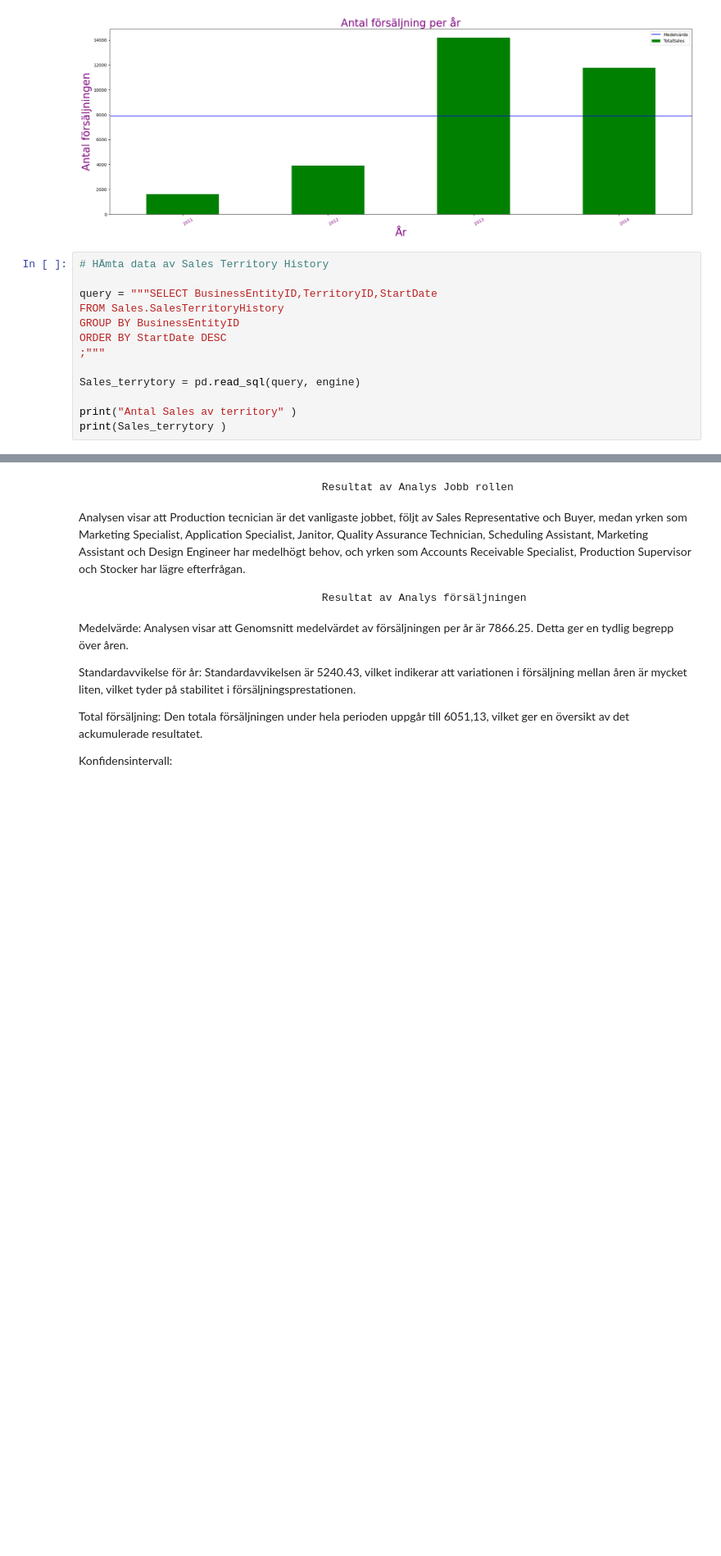
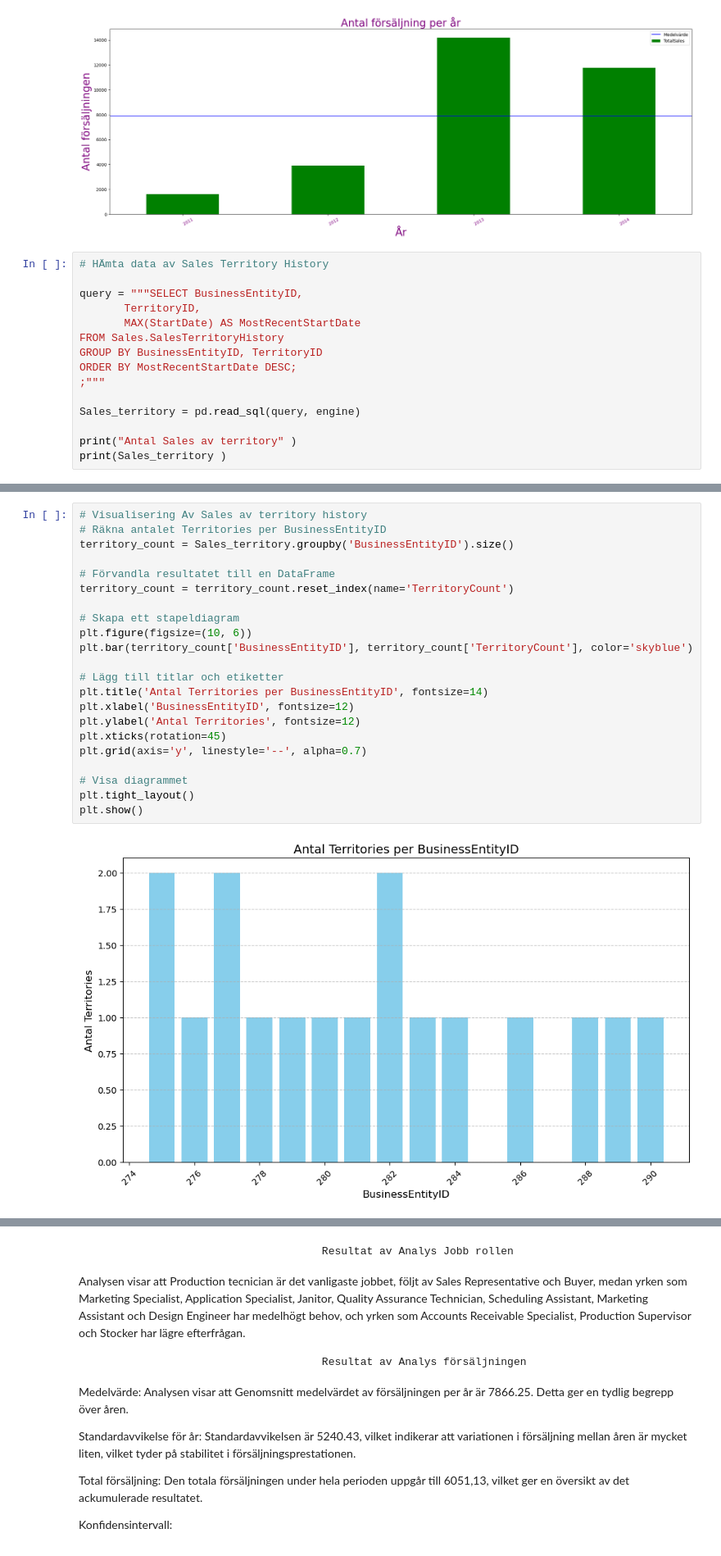
Before and after one commit to mdrana123/SQLAlchemy_Pandas, a Jupyter notebook: SQL_Database.ipynb, the cells around one changed output, grey strips where cells are left out. Shown: that part at 82% size. Drawn from its saved outputs; the diff is of its cells as text; blank space fills up the shorter version.

```diff
--- a/SQL_Database.ipynb
+++ b/SQL_Database.ipynb
@@ -273,14 +273,16 @@ plt.show()
 # %%
 # HÄmta data av Sales Territory History
 
-query = """SELECT BusinessEntityID,TerritoryID,StartDate
+query = """SELECT BusinessEntityID,
+       TerritoryID,
+       MAX(StartDate) AS MostRecentStartDate
 FROM Sales.SalesTerritoryHistory
-GROUP BY BusinessEntityID
-ORDER BY StartDate DESC
+GROUP BY BusinessEntityID, TerritoryID
+ORDER BY MostRecentStartDate DESC;
 ;"""
 
-Sales_terrytory = pd.read_sql(query, engine)
+Sales_territory = pd.read_sql(query, engine)
 
 print("Antal Sales av territory" )
-print(Sales_terrytory )
+print(Sales_territory )
 # %% [output]
@@ -290,0 +308,24 @@ GROUP BY BusinessEntityID
+# %%
+# Visualisering Av Sales av territory history
+# Räkna antalet Territories per BusinessEntityID
+territory_count = Sales_territory.groupby('BusinessEntityID').size()
+
+# Förvandla resultatet till en DataFrame
+territory_count = territory_count.reset_index(name='TerritoryCount')
+
+# Skapa ett stapeldiagram
+plt.figure(figsize=(10, 6))
+plt.bar(territory_count['BusinessEntityID'], territory_count['TerritoryCount'], color='skyblue')
+
+# Lägg till titlar och etiketter
+plt.title('Antal Territories per BusinessEntityID', fontsize=14)
+plt.xlabel('BusinessEntityID', fontsize=12)
+plt.ylabel('Antal Territories', fontsize=12)
+plt.xticks(rotation=45)
+plt.grid(axis='y', linestyle='--', alpha=0.7)
+
+# Visa diagrammet
+plt.tight_layout()
+plt.show()
+# %% [output]
+[figure, added]
```
Also changed, not shown: parts of 6 cells of this notebook.
